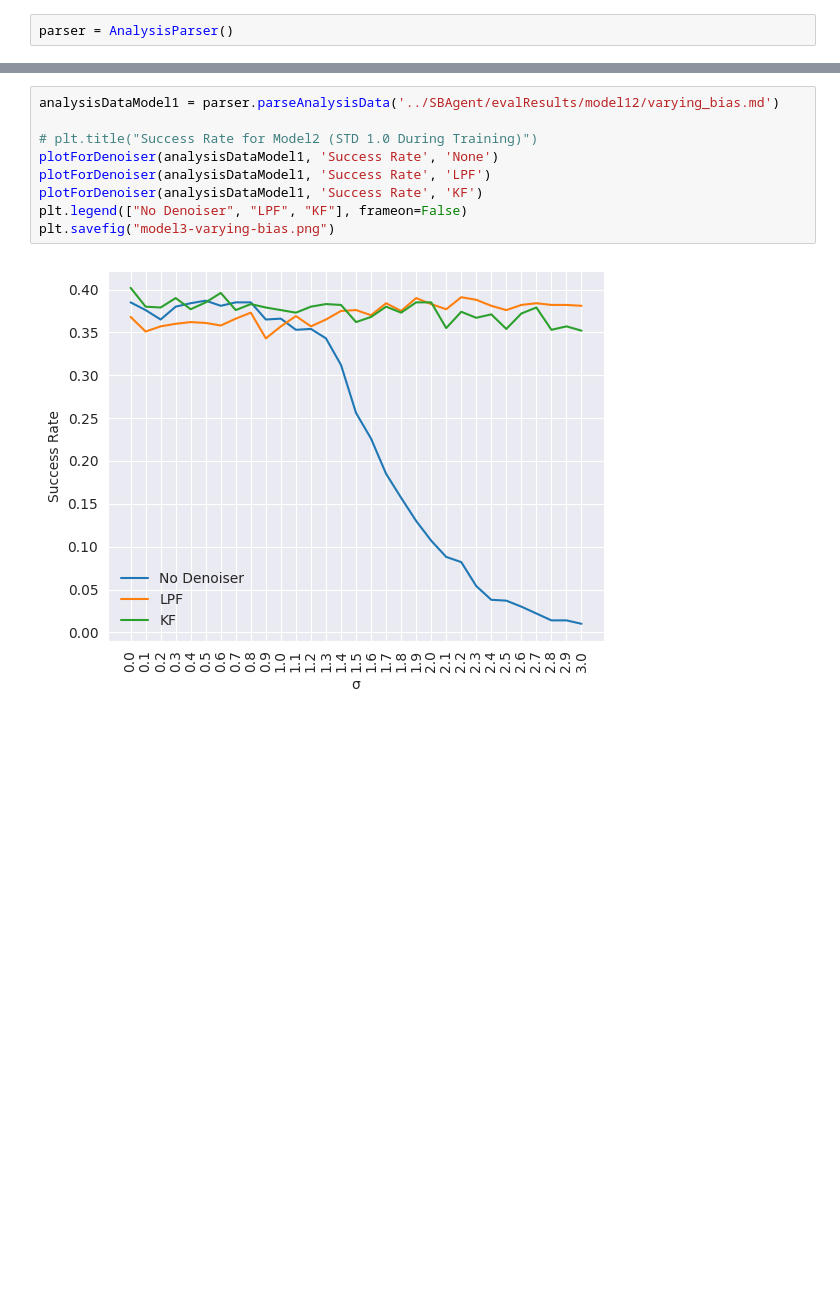
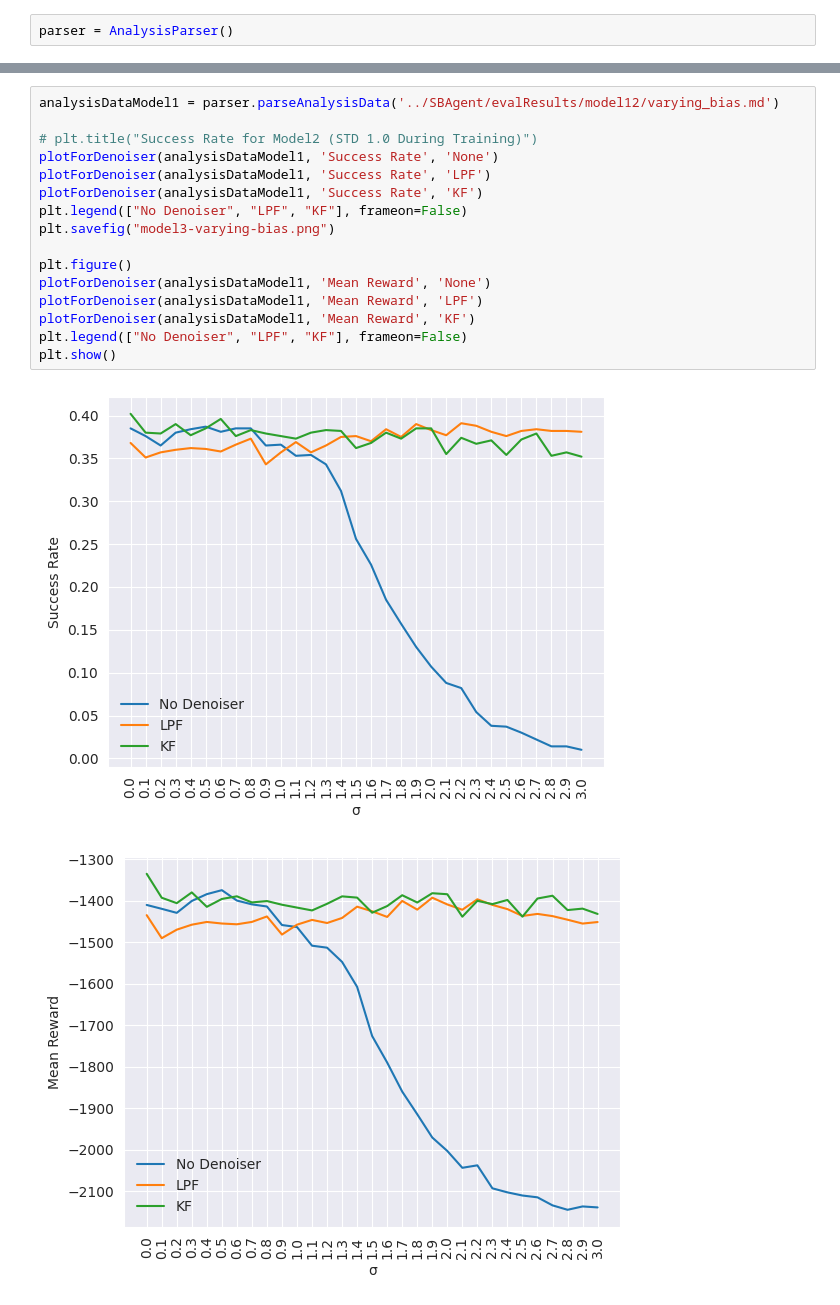
Before and after one commit to thatblueboy/DroneControl, a Jupyter notebook: visualizations/varying_bias.ipynb, the cells around one changed output, grey strips where cells are left out. Cells and saved outputs as stored; diff of their text form; blank space fills up the shorter version.

```diff
--- a/visualizations/varying_bias.ipynb
+++ b/visualizations/varying_bias.ipynb
@@ -44,11 +68,19 @@ plt.savefig("model2-varying-bias.png")
 # %%
 analysisDataModel1 = parser.parseAnalysisData('../SBAgent/evalResults/model12/varying_bias.md')
 
 # plt.title("Success Rate for Model2 (STD 1.0 During Training)")
 plotForDenoiser(analysisDataModel1, 'Success Rate', 'None')
 plotForDenoiser(analysisDataModel1, 'Success Rate', 'LPF')
 plotForDenoiser(analysisDataModel1, 'Success Rate', 'KF')
 plt.legend(["No Denoiser", "LPF", "KF"], frameon=False)
 plt.savefig("model3-varying-bias.png")
+
+plt.figure()
+plotForDenoiser(analysisDataModel1, 'Mean Reward', 'None')
+plotForDenoiser(analysisDataModel1, 'Mean Reward', 'LPF')
+plotForDenoiser(analysisDataModel1, 'Mean Reward', 'KF')
+plt.legend(["No Denoiser", "LPF", "KF"], frameon=False)
+plt.show()
 # %% [output]
 [figure]
+[figure, added]
```
Also changed, not shown: parts of 5 cells of this notebook.
